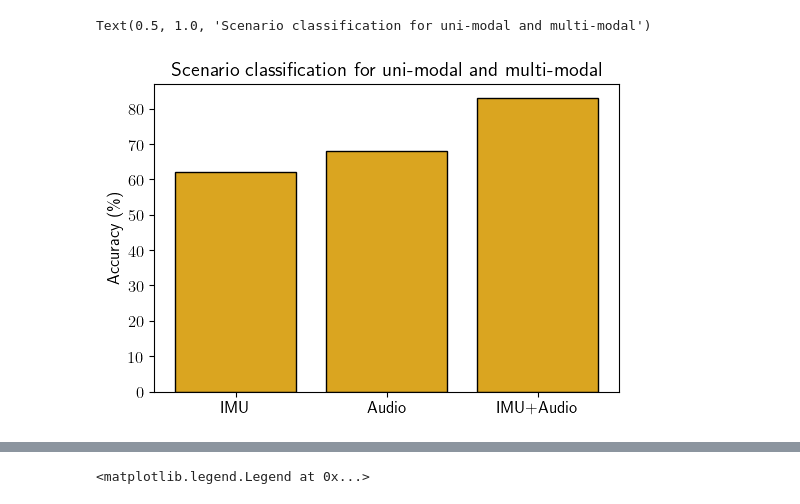
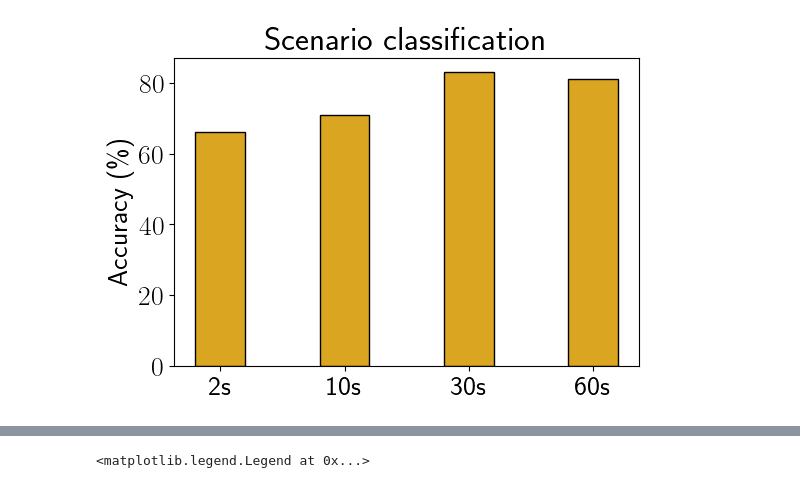
Before and after one commit to lixinghe1999/HAR, a Jupyter notebook: code/plot/plot.ipynb, the cells around one changed output, grey strips where cells are left out. Saved outputs shown, nothing was run; the diff lists cells and outputs as text; code cells hidden in the pictures.

```diff
--- a/code/plot/plot.ipynb
+++ b/code/plot/plot.ipynb
@@ -3,4 +3,4 @@ import matplotlib.pyplot as plt
 import matplotlib.patches as mpatches
 from matplotlib import rc
 rc('text', usetex=True)
-plt.rcParams.update({'font.size': 12})
+plt.rcParams.update({'font.size': 20})
@@ -42,12 +129,12 @@ Text(0.5, 1.0, 'Accuracy and number of classes for different clustering')
 # %%
-scenario_cls_acc = [62, 68, 83]
-scenario_cls_name = ['IMU', 'Audio', 'IMU+Audio']
+scenario_cls_acc = [66, 71, 83, 81]
+sequence_length = ['2s', '10s', '30s', '60s']
 fig = plt.figure(figsize=(6, 4))
 ax = fig.add_subplot(111)
-ax.bar(range(len(scenario_cls_acc)), scenario_cls_acc, edgecolor='black', color='goldenrod', width=0.8)
-ax.set_xticks(range(len(scenario_cls_acc)), scenario_cls_name)
+ax.bar(range(len(sequence_length)), scenario_cls_acc, edgecolor='black', color='goldenrod', width=0.4)
+ax.set_xticks(range(len(sequence_length)), sequence_length)
 ax.set_ylabel('Accuracy (\%)')
-ax.set_title('Scenario classification for uni-modal and multi-modal')
+ax.set_title('Scenario classification')
+plt.savefig('../figs/scenario_sequence.pdf')
 # %% [output]
-Text(0.5, 1.0, 'Scenario classification for uni-modal and multi-modal')
-[figure, old version]
+[figure, new version]
```
Also changed, not shown: parts of 9 cells of this notebook, 34 other files.
